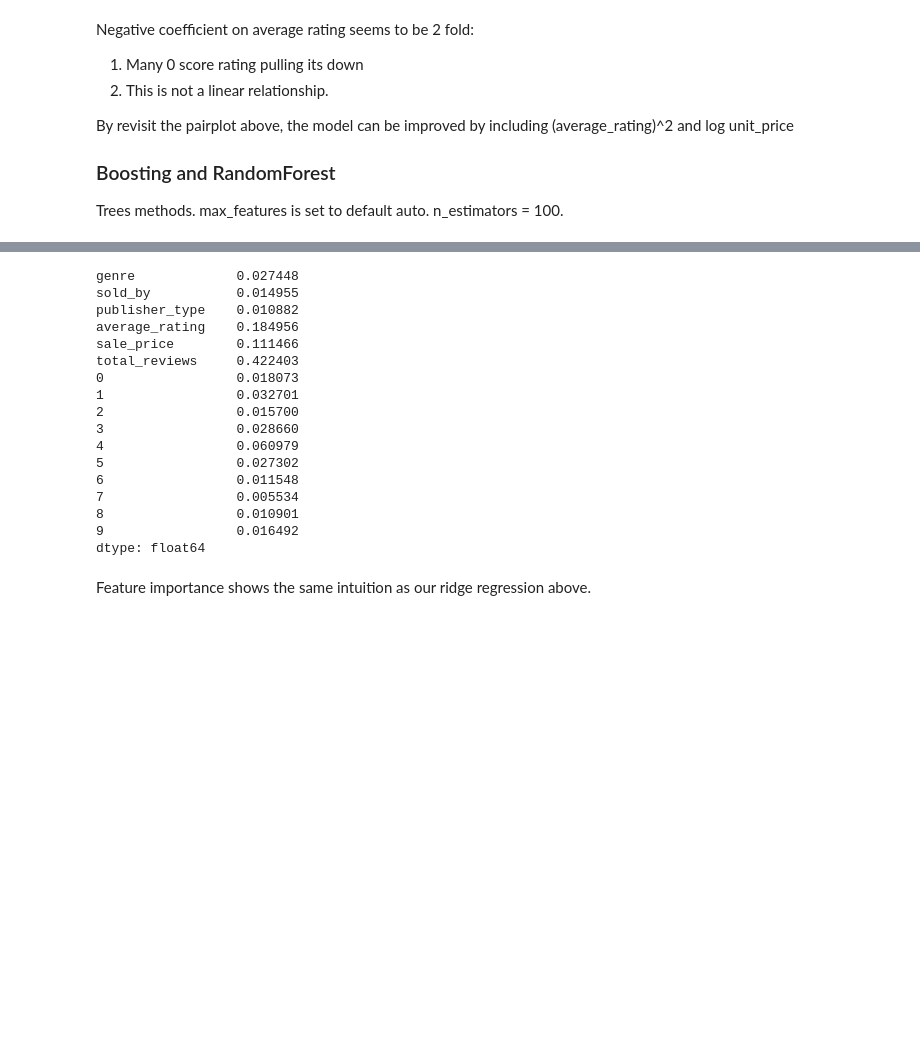
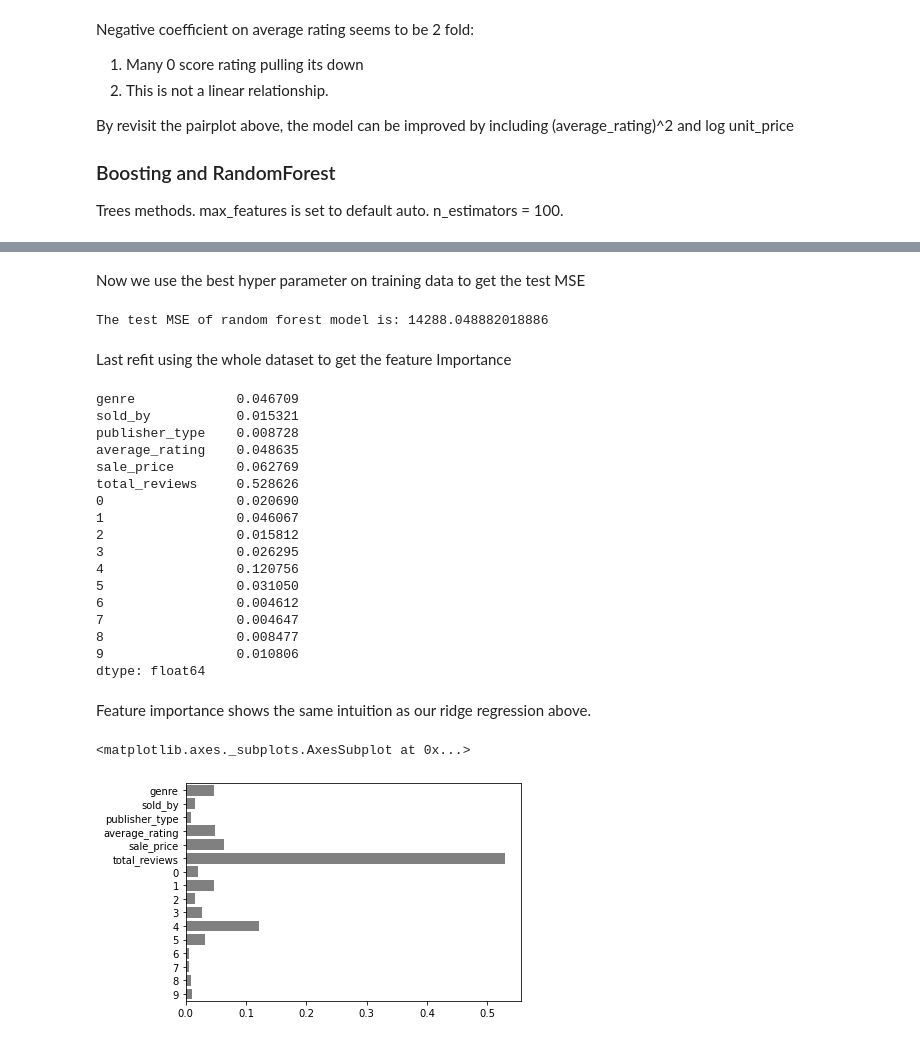
Before and after one commit to vh42720/book_analysis, a Jupyter notebook: book_sale_model.ipynb, the cells around one changed output, grey strips where cells are left out. Drawn from its saved outputs; the diff is of its cells as text; code cells hidden in the pictures; blank space fills up the shorter version.

```diff
--- a/book_sale_model.ipynb
+++ b/book_sale_model.ipynb
@@ -70,10 +70,10 @@ df.head()
 | 4 | 4 | 9 | 4750 | 1 | 4.75 | 7.99 | 9174 | ... |
 # %%
 # get X and y
-X = df.drop('daily_average_units_sold', axis=1)
+X = df.drop(['daily_average_units_sold','price_range'], axis=1)
 y = df.daily_average_units_sold
 
-# scale X for Ridge regression
+# scale X for Ridge/Lasso regression
 X_scaled = scale(X)
 
 # set up KFold parameters.
@@ -239,26 +257,46 @@ significantly.
+# %% [markdown]
+Now we use the best hyper parameter on training data to get the test MSE
+# %%
+# Refit with hyper params on training data
+rf = RandomForestRegressor(max_depth=5)
+rf.fit(X_test, y_test)
+y_pred = rf.predict(X_test)
+
+# print MSE
+print('The test MSE of random forest model is:', mean_squared_error(y_test, y_pred))
+# %% [output]
+The test MSE of random forest model is: 14288.048882018886
+# %% [markdown]
+Last refit using the whole dataset to get the feature Importance
 # %%
-# Fit random forest
-rf = RandomForestRegressor().fit(X, y)
+# Refit on whole data
+rf = RandomForestRegressor(max_depth=5)
+rf.fit(X,y)
 
-# Feature Importances
+# Feature Importance
 pd.Series(rf.feature_importances_, index=X.columns)
 # %% [output]
-genre             0.027448
-sold_by           0.014955
-publisher_type    0.010882
-average_rating    0.184956
-sale_price        0.111466
-total_reviews     0.422403
-0                 0.018073
-1                 0.032701
-2                 0.015700
-3                 0.028660
-4                 0.060979
-5                 0.027302
-6                 0.011548
-7                 0.005534
-8                 0.010901
-9                 0.016492
+genre             0.046709
+sold_by           0.015321
+publisher_type    0.008728
+average_rating    0.048635
+sale_price        0.062769
+total_reviews     0.528626
+0                 0.020690
+1                 0.046067
+2                 0.015812
+3                 0.026295
+4                 0.120756
+5                 0.031050
+6                 0.004612
+7                 0.004647
+8                 0.008477
+9                 0.010806
 dtype: float64
 # %% [markdown]
 Feature importance shows the same intuition as our ridge regression above.
+# %%
+sns.barplot(y=X.columns, x=rf.feature_importances_, color='grey')
+# %% [output]
+<matplotlib.axes._subplots.AxesSubplot at 0x...>
+[figure, added]
```
Also changed, not shown: parts of 8 cells of this notebook, 23 other files.
